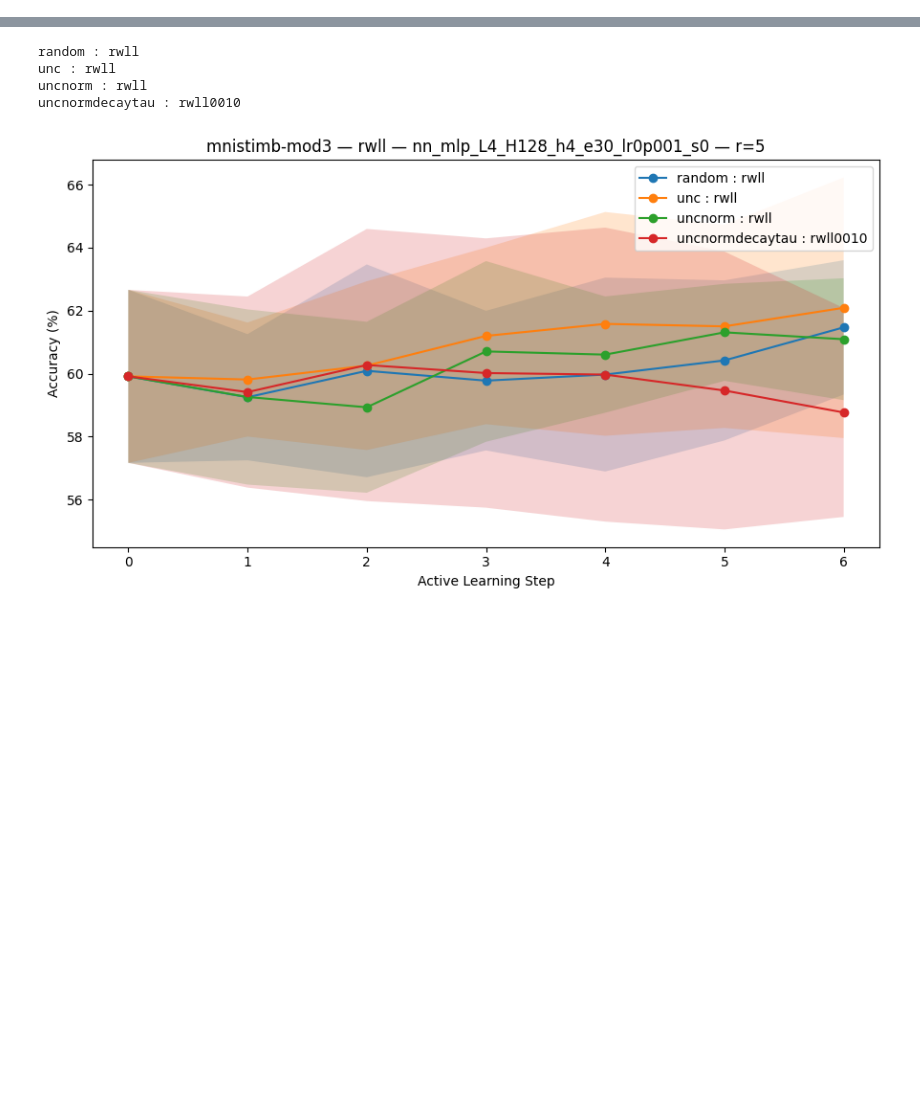
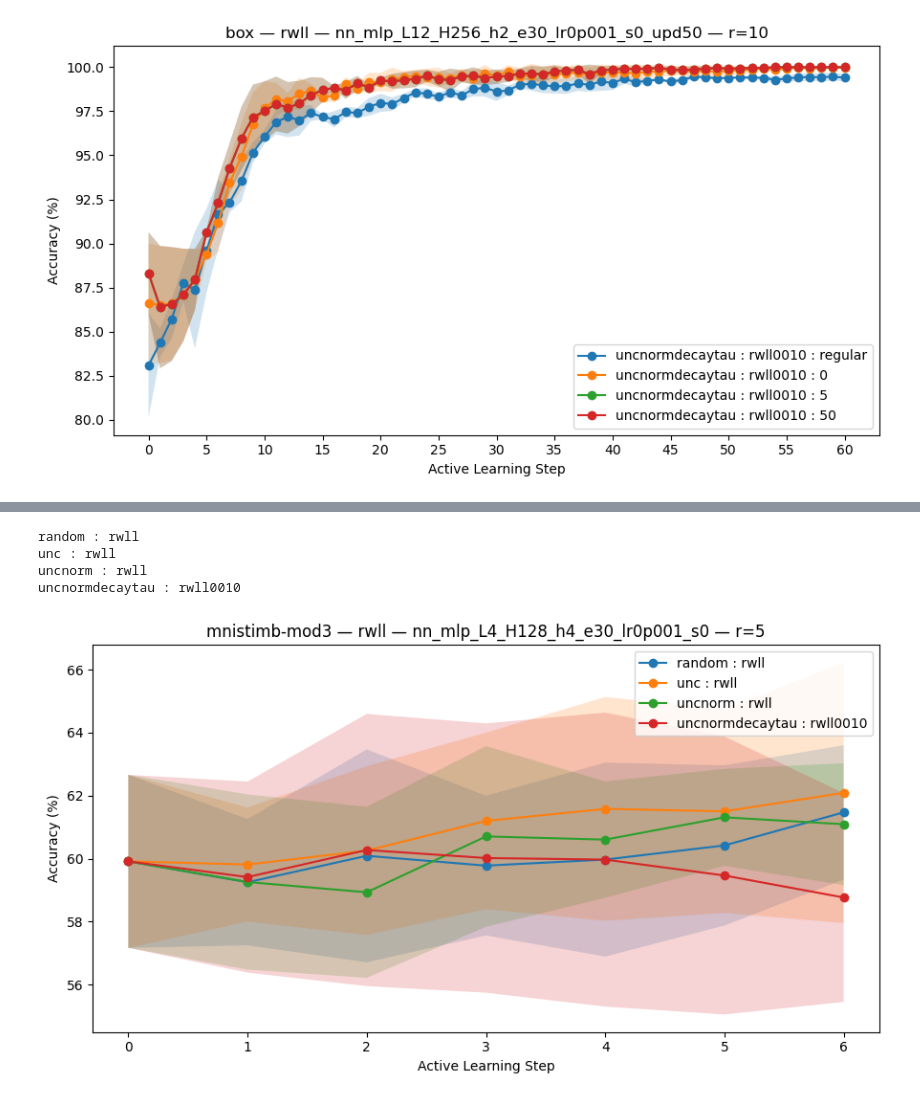
Before and after one commit to mward19/rwll_active_learning, a Jupyter notebook: current_plotting.ipynb, the cells around one changed output, grey strips where cells are left out. Drawn from its saved outputs; the diff is of its cells as text; code cells hidden in the pictures; blank space fills up the shorter version.

```diff
--- a/current_plotting.ipynb
+++ b/current_plotting.ipynb
@@ -2,2 +3,31 @@
 from plot_results import list_methods, plot_summary
+# %%
+import plot_results
+importlib.reload(plot_results)
+from plot_results import list_methods, plot_summary, compare_methods_across_update_intervals
+# list_methods(
+#     dataset="mnistimb-mod3",
+#     iters=10,
+#     modelname="rwll",
+#     resultsdir="results",
+#     config_path="temp.yaml",
+#     slurm_id=11535510
+# )
+
+# uncnorm : rwll nn_layer 2
+# random : rwll nn_layer 2
+compare_methods_across_update_intervals(
+    dataset="box",
+    iters=60,
+    modelname="rwll",
+    resultsdir="results_box",
+    config_path="temp.yaml",
+    method='uncnormdecaytau : rwll0010',
+    show_std=True,
+    config_type="nn",
+    nn_layer=2,
+    nn_update_intervals=[0,5,50]
+)
+# %% [output]
+[figure, added]
 # %%
```
Also changed, not shown: parts of 2 cells of this notebook, 1 other file.
